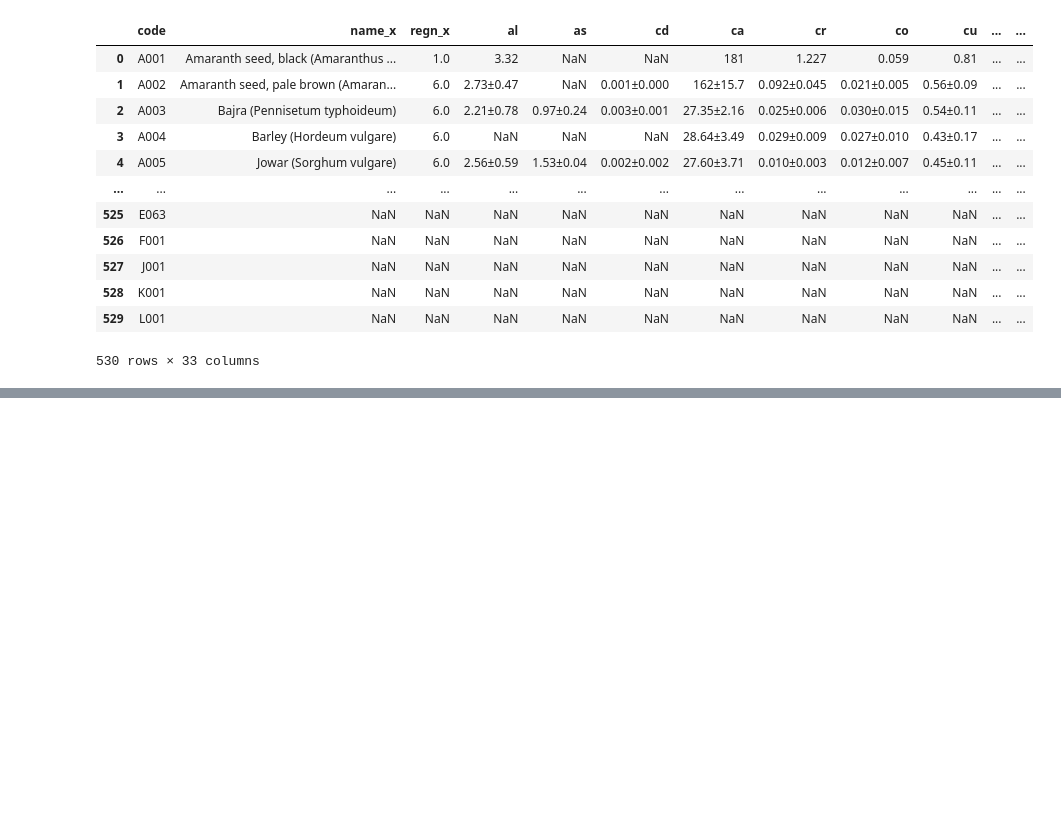
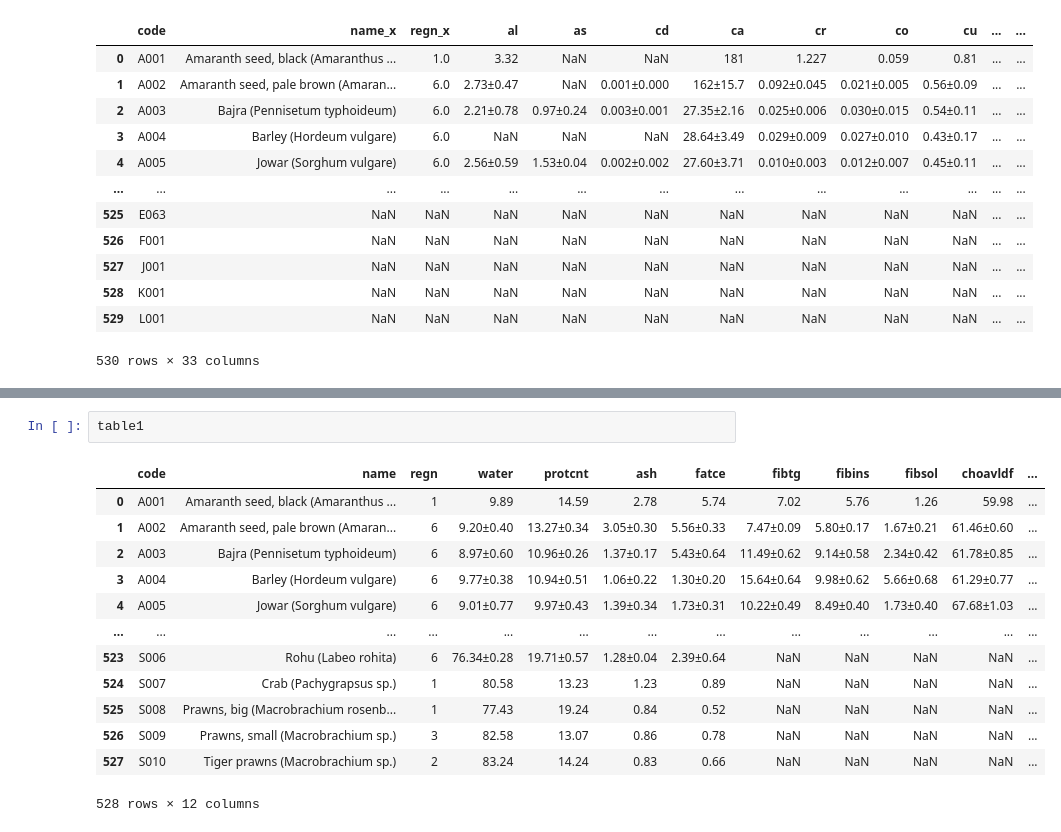
Before and after one commit to Sayed-Afnan-Khazi/cd-proj-demo-prod, a Jupyter notebook: dev/dev.ipynb, the cells around one changed output, grey strips where cells are left out. Cells and saved outputs as stored; diff of their text form; blank space fills up the shorter version.

```diff
--- a/dev/dev.ipynb
+++ b/dev/dev.ipynb
@@ -77,0 +293,16 @@ table_merged_master
+# %%
+table1
+# %% [output]
+|  | code | name | regn | water | protcnt | ash | fatce | fibtg | fibins | fibsol | choavldf | ... |
+| 0 | A001 | Amaranth seed, black (Amaranthus ... | 1 | 9.89 | 14.59 | 2.78 | 5.74 | 7.02 | 5.76 | 1.26 | 59.98 | ... |
+| 1 | A002 | Amaranth seed, pale brown (Amaran... | 6 | 9.20±0.40 | 13.27±0.34 | 3.05±0.30 | 5.56±0.33 | 7.47±0.09 | 5.80±0.17 | 1.67±0.21 | 61.46±0.60 | ... |
+| 2 | A003 | Bajra (Pennisetum typhoideum) | 6 | 8.97±0.60 | 10.96±0.26 | 1.37±0.17 | 5.43±0.64 | 11.49±0.62 | 9.14±0.58 | 2.34±0.42 | 61.78±0.85 | ... |
+| 3 | A004 | Barley (Hordeum vulgare) | 6 | 9.77±0.38 | 10.94±0.51 | 1.06±0.22 | 1.30±0.20 | 15.64±0.64 | 9.98±0.62 | 5.66±0.68 | 61.29±0.77 | ... |
+| 4 | A005 | Jowar (Sorghum vulgare) | 6 | 9.01±0.77 | 9.97±0.43 | 1.39±0.34 | 1.73±0.31 | 10.22±0.49 | 8.49±0.40 | 1.73±0.40 | 67.68±1.03 | ... |
+| ... | ... | ... | ... | ... | ... | ... | ... | ... | ... | ... | ... | ... |
+| 523 | S006 | Rohu (Labeo rohita) | 6 | 76.34±0.28 | 19.71±0.57 | 1.28±0.04 | 2.39±0.64 | NaN | NaN | NaN | NaN | ... |
+| 524 | S007 | Crab (Pachygrapsus sp.) | 1 | 80.58 | 13.23 | 1.23 | 0.89 | NaN | NaN | NaN | NaN | ... |
+| 525 | S008 | Prawns, big (Macrobrachium rosenb... | 1 | 77.43 | 19.24 | 0.84 | 0.52 | NaN | NaN | NaN | NaN | ... |
+| 526 | S009 | Prawns, small (Macrobrachium sp.) | 3 | 82.58 | 13.07 | 0.86 | 0.78 | NaN | NaN | NaN | NaN | ... |
+| 527 | S010 | Tiger prawns (Macrobrachium sp.) | 2 | 83.24 | 14.24 | 0.83 | 0.66 | NaN | NaN | NaN | NaN | ... |
+528 rows × 12 columns
```
Also changed, not shown: parts of 23 cells of this notebook.
